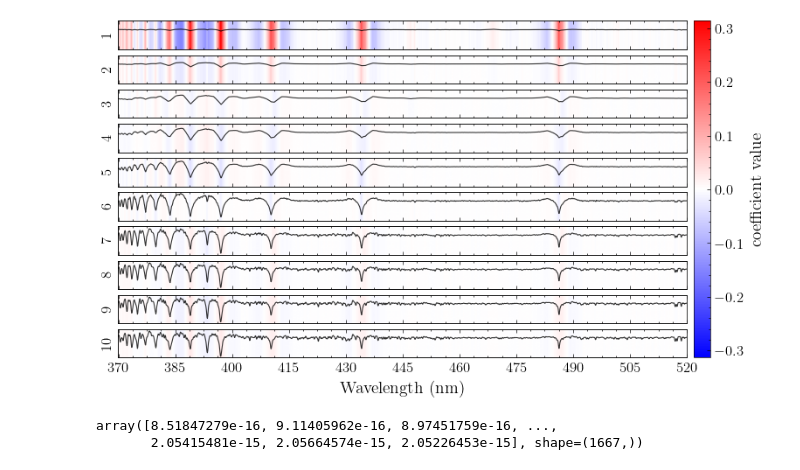
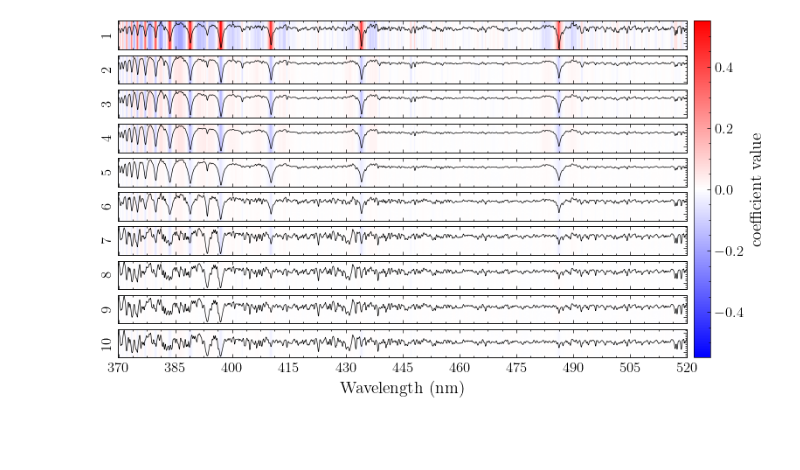
Before and after one commit to vernica-mehta/honours-project, a Jupyter notebook: snr-checks.ipynb, the cells around one changed output. Saved outputs shown, nothing was run; the diff lists cells and outputs as text; code cells hidden in the pictures; blank space fills up the shorter version.

```diff
--- a/snr-checks.ipynb
+++ b/snr-checks.ipynb
@@ -8,13 +8,14 @@ import numpy as np
 # %%
-filepath = '/data/mustard/vmehta/sfh_500_10_20251201_091914/sfh_500_10_20251201_091914'
+filepath = '/avatar/vmehta/sfh_100_20260129_104132/sfh_100_20260129_104132'
 labels = ["1", "2", "3", "4", "5", "6", "7", "8", "9", "10"]
 
-data = fits.getdata(f"{filepath}_weights.fits")
+data = fits.getdata(f"{filepath}_labels.fits")
 data = np.log10(data)
 
 flux = np.load(f"{filepath}_snr_spectra.npy", allow_pickle=True)
 ivar = np.load(f"{filepath}_snr_invvar.npy", allow_pickle=True)
 wav = np.load(f"{filepath}_wavelength.npy", allow_pickle=True)
+spec = np.load("/home/vmehta/honours-project/pyght/data/sfh_binned_spectra.npy")
 
 vectorizer = PolynomialVectorizer(labels, 2)
 # %%
@@ -35,5 +51,3 @@ linear_terms = model_loaded['theta'][:, 1:11]
-# %%
-spec = SFH(sfh_weights=1/10*np.ones((1, 10)))
 # %%
 def moving_average(x, w):
         """Returns the moving average of the input array."""
@@ -45,79 +75,46 @@ import matplotlib.pyplot as plt
 plt.style.use('thesis')
 
 # Build heatmap from linear terms
+linear_terms = model.theta[:, 1:11]
 arr = linear_terms.T  # shape: (n_labels, n_pixels)
 n_labels, n_pix = arr.shape
 
 # Consistent color scale across all subplots
 v = np.nanmax(np.abs(arr)) if np.isfinite(arr).any() else 1.0
 
 fig, axes = plt.subplots(n_labels, 1, figsize=(10, 0.5*n_labels), sharex=True)
 if n_labels == 1:
     axes = [axes]
 
+def normalize(v):
+    s_flat = v / moving_average(v, 100)
+    return s_flat * moving_average(np.ones_like(s_flat), 100) - 1  # dealing with edges
+
+norm_vals = [normalize(v) for v in spec]
 # Draw heatmaps
 for i in range(n_labels):
     im = axes[i].imshow(arr[i:i+1, :], aspect='auto', cmap='bwr', vmin=-v, vmax=v)
+
+    # Create secondary y-axis for spectrum
+    ax2 = axes[i].twinx()
+    ax2.plot(norm_vals[i], 'k', linewidth=0.5)
+    ax2.tick_params(axis='y', labelright=False)
+
     try:
         axes[i].set_ylabel(str(labels[i]), fontsize=12)
     except Exception:
         axes[i].set_ylabel(f"Row {i+1}")
-        axes[i].set_xticks([])
+
+    axes[i].set_xticks([])
     axes[i].set_yticks([])
 
 axes[-1].set_xlabel('Wavelength (nm)')
 axes[-1].set_xticks(np.linspace(0, n_pix - 1, 11))
 axes[-1].set_xticklabels(['370','385','400','415','430','445','460','475','490','505','520'])
 
-# Prepare normalized spectra for each bin
-avgs = spec.get_averages()
-vals = list(avgs.values())
-
-def normalize(v):
-    s_flat = v / moving_average(v, 100)
-    return s_flat * moving_average(np.ones_like(s_flat), 100) - 1  # dealing with edges
-
-norm_vals = [normalize(v) for v in vals]
-
-wav_inc = wav if wav[0] <= wav[-1] else wav[::-1]
-spec_wav_inc = spec.wav if spec.wav[0] <= spec.wav[-1] else spec.wav[::-1]
-
-aligned_vals = []
-for y in norm_vals:
-    y_use = y if spec.wav[0] <= spec.wav[-1] else y[::-1]
-    if len(y_use) != n_pix or not np.allclose(wav_inc, spec_wav_inc, rtol=0, atol=1e-6):
-        # Interpolate spectrum onto the model dispersion grid
-        y_interp = np.interp(wav_inc, spec_wav_inc, y_use)
-    else:
-        y_interp = y_use
-    # If `wav` was decreasing originally, flip back to match the heatmap pixel order (0..n_pix-1 left->right)
-    if wav[0] > wav[-1]:
-        y_interp = y_interp[::-1]
-    aligned_vals.append(y_interp)
-
-# Compute a shared y-range across all spectra
-all_vals = np.concatenate(aligned_vals)
-ymin_global = np.nanmin(all_vals)
-ymax_global = np.nanmax(all_vals)
-if np.isfinite(ymin_global) and np.isfinite(ymax_global) and ymin_global != ymax_global:
-    pad = 0.05 * (ymax_global - ymin_global)
-    ylim_shared = (ymin_global - pad, ymax_global + pad)
-else:
-    ylim_shared = (-0.1, 0.1)
-
-# Overlay with a secondary y-axis so scaling doesn't squash the image
-for i in range(n_labels):
-    ax2 = axes[i].twinx()
-    yline = aligned_vals[i]
-    ax2.plot(np.arange(n_pix), yline, color='k', linewidth=0.8, alpha=0.8, zorder=3)
-    ax2.set_ylim(ylim_shared)  # Use shared y-range for all spectra
-    ax2.set_yticks([])
-    ax2.spines['right'].set_linewidth(0.5)
-    ax2.spines['right'].set_alpha(0.5)
-
 # Single colorbar for all subplots on the right
 cbar = fig.colorbar(im, ax=axes, orientation='vertical', location='right', pad=0.01)
 cbar.set_label('coefficient value')
 plt.show()
 # %% [output]
-[figure, old version]
+[figure, new version]
@@ -128,6 +120,0 @@ s6_final = s6_flat * moving_average(np.ones_like(s6_flat), 100) # dealing with e
-# %%
-w = s6_final.argmin()
-s6
-# %% [output]
-array([8.51847279e-16, 9.11405962e-16, 8.97451759e-16, ...,
-       2.05415481e-15, 2.05664574e-15, 2.05226453e-15], shape=(1667,))
```
Also changed, not shown: parts of 15 cells of this notebook, 7 other files.
